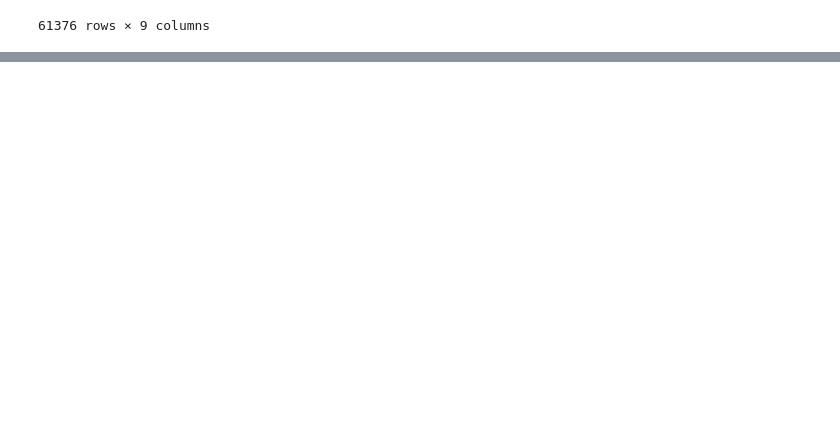
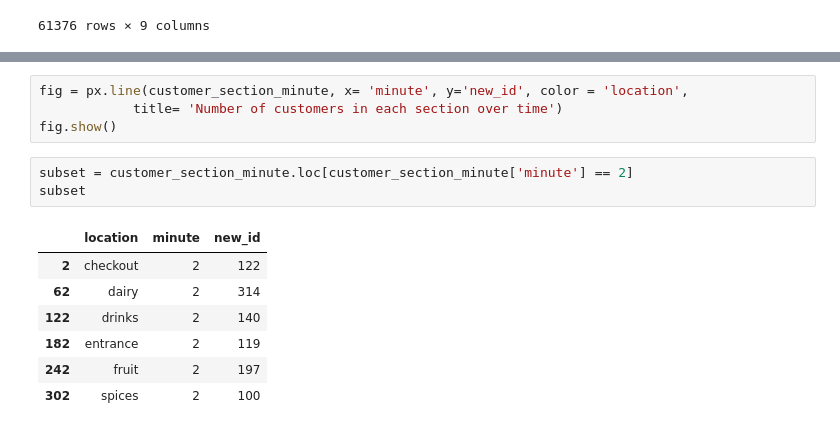
Before and after one commit to shindesimantini6/Super-Class-Simulator, a Jupyter notebook: all_data_project.ipynb, the cells around one changed output, grey strips where cells are left out. Cells and saved outputs as stored; diff of their text form; blank space fills up the shorter version.

```diff
--- a/all_data_project.ipynb
+++ b/all_data_project.ipynb
@@ -763,0 +813,15 @@ csv_file_simulation.to_csv('data_for_simulation.csv')
+# %%
+fig = px.line(customer_section_minute, x= 'minute', y='new_id', color = 'location',
+            title= 'Number of customers in each section over time')
+fig.show()
+# %%
+subset = customer_section_minute.loc[customer_section_minute['minute'] == 2]
+subset
+# %% [output]
+|  | location | minute | new_id |
+| 2 | checkout | 2 | 122 |
+| 62 | dairy | 2 | 314 |
+| 122 | drinks | 2 | 140 |
+| 182 | entrance | 2 | 119 |
+| 242 | fruit | 2 | 197 |
+| 302 | spices | 2 | 100 |
```
Also changed, not shown: parts of 12 cells of this notebook.
